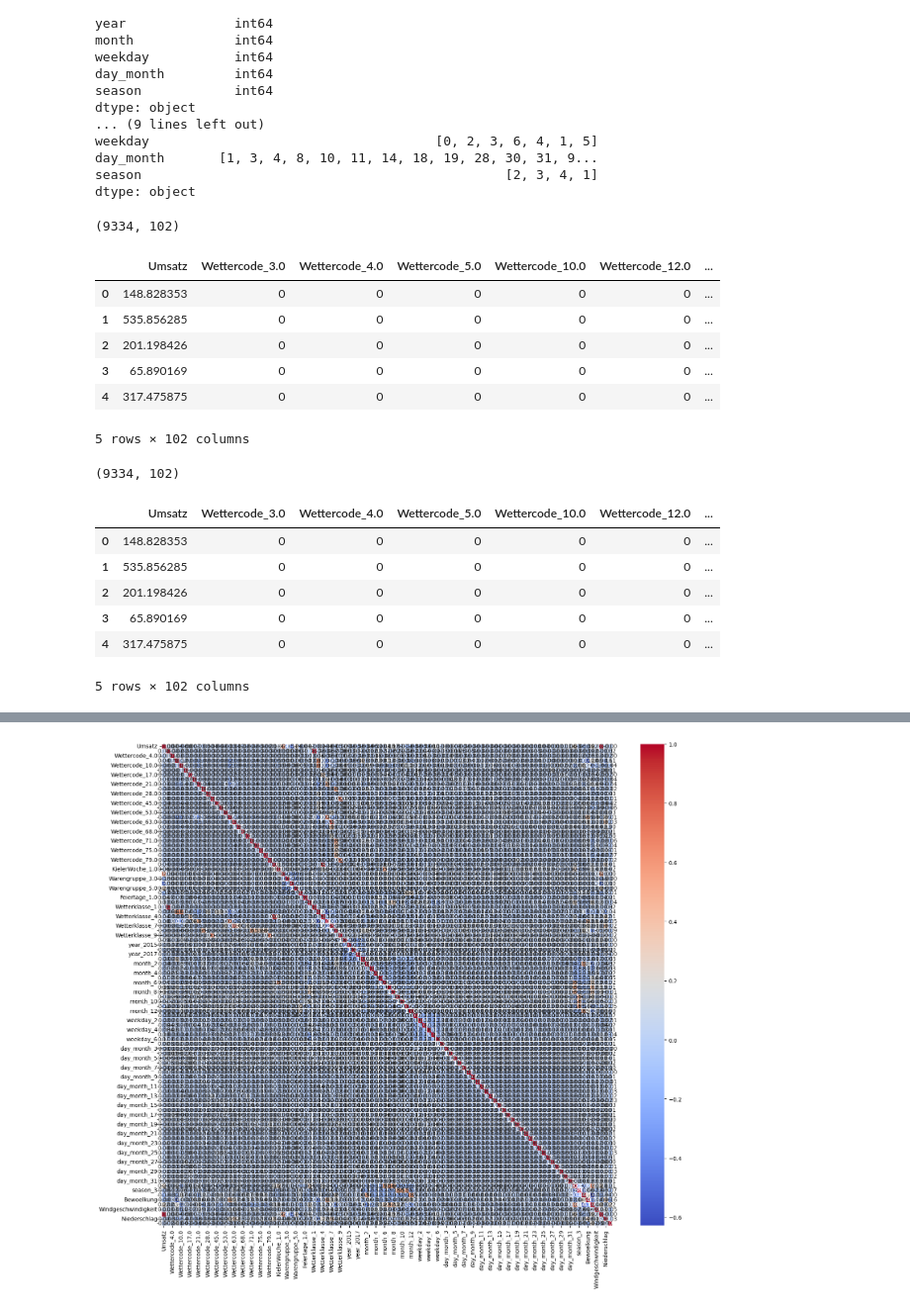
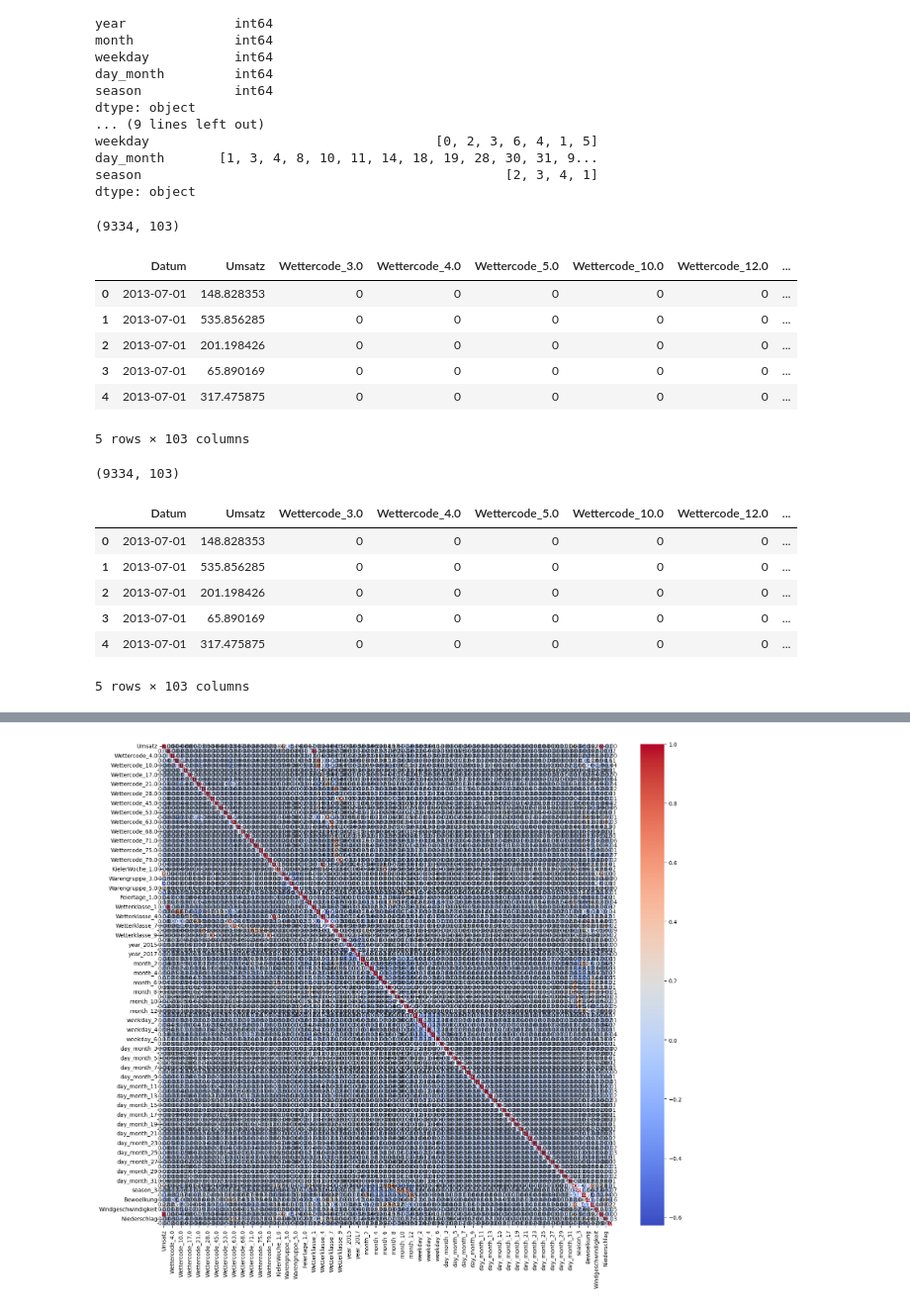
Before and after one commit to BossyNine/bakery_sales_prediction, a Jupyter notebook: 0_DataPreparation/8_encoded_variables.ipynb, the cells around one changed output, grey strips where cells are left out. Shown at 99% size. Drawn from its saved outputs; the diff is of its cells as text; code cells hidden in the pictures.

Commit message:
accidentally dropped Datum column. Now included again (but not as feature )

```diff
--- a/0_DataPreparation/8_encoded_variables.ipynb
+++ b/0_DataPreparation/8_encoded_variables.ipynb
@@ -58,24 +58,24 @@ dtype: object
 # %%
 # Encode categorical variables using pd.get_dummies
 features = pd.get_dummies(data[categorical_features], drop_first=True, dtype=int)
 
 # Include any numeric columns that are not categorical
 features[['Bewoelkung', 'Temperatur', 'Windgeschwindigkeit', 'Umsatz', 'Niederschlag', 'temp_dv']] = data[['Bewoelkung', 'Temperatur', 'Windgeschwindigkeit', 'Umsatz', 'Niederschlag', 'temp_dv']]
 
 # Construct the prepared data set including the dependent variable ('label')
-prepared_data = pd.concat([data[['Umsatz']], features], axis=1).dropna()
+prepared_data = pd.concat([data[['Datum', 'Umsatz']], features], axis=1).dropna()
 
 print(prepared_data.shape)
 prepared_data.head()
 # %% [output]
-(9334, 102)
+(9334, 103)
-|  | Umsatz | Wettercode_3.0 | Wettercode_4.0 | Wettercode_5.0 | Wettercode_10.0 | Wettercode_12.0 | ... |
-| 0 | 148.828353 | 0 | 0 | 0 | 0 | 0 | ... |
-| 1 | 535.856285 | 0 | 0 | 0 | 0 | 0 | ... |
-| 2 | 201.198426 | 0 | 0 | 0 | 0 | 0 | ... |
-| 3 | 65.890169 | 0 | 0 | 0 | 0 | 0 | ... |
-| 4 | 317.475875 | 0 | 0 | 0 | 0 | 0 | ... |
+|  | Datum | Umsatz | Wettercode_3.0 | Wettercode_4.0 | Wettercode_5.0 | Wettercode_10.0 | Wettercode_12.0 | ... |
+| 0 | 2013-07-01 | 148.828353 | 0 | 0 | 0 | 0 | 0 | ... |
+| 1 | 2013-07-01 | 535.856285 | 0 | 0 | 0 | 0 | 0 | ... |
+| 2 | 2013-07-01 | 201.198426 | 0 | 0 | 0 | 0 | 0 | ... |
+| 3 | 2013-07-01 | 65.890169 | 0 | 0 | 0 | 0 | 0 | ... |
+| 4 | 2013-07-01 | 317.475875 | 0 | 0 | 0 | 0 | 0 | ... |
-5 rows × 102 columns
+5 rows × 103 columns
 # %%
 # Handle missing values by removing rows with any missing values
 prepared_data = prepared_data.dropna()
@@ -85,14 +85,14 @@ print(prepared_data.shape)
 # Display the first few rows of the prepared data set
 prepared_data.head()
 # %% [output]
-(9334, 102)
+(9334, 103)
-|  | Umsatz | Wettercode_3.0 | Wettercode_4.0 | Wettercode_5.0 | Wettercode_10.0 | Wettercode_12.0 | ... |
-| 0 | 148.828353 | 0 | 0 | 0 | 0 | 0 | ... |
-| 1 | 535.856285 | 0 | 0 | 0 | 0 | 0 | ... |
-| 2 | 201.198426 | 0 | 0 | 0 | 0 | 0 | ... |
-| 3 | 65.890169 | 0 | 0 | 0 | 0 | 0 | ... |
-| 4 | 317.475875 | 0 | 0 | 0 | 0 | 0 | ... |
+|  | Datum | Umsatz | Wettercode_3.0 | Wettercode_4.0 | Wettercode_5.0 | Wettercode_10.0 | Wettercode_12.0 | ... |
+| 0 | 2013-07-01 | 148.828353 | 0 | 0 | 0 | 0 | 0 | ... |
+| 1 | 2013-07-01 | 535.856285 | 0 | 0 | 0 | 0 | 0 | ... |
+| 2 | 2013-07-01 | 201.198426 | 0 | 0 | 0 | 0 | 0 | ... |
+| 3 | 2013-07-01 | 65.890169 | 0 | 0 | 0 | 0 | 0 | ... |
+| 4 | 2013-07-01 | 317.475875 | 0 | 0 | 0 | 0 | 0 | ... |
-5 rows × 102 columns
+5 rows × 103 columns
 # %%
 # Compute the correlation matrix
 correlation_matrix = prepared_data.corr()
```
Also changed, not shown: parts of 2 cells of this notebook, 3 other files.
